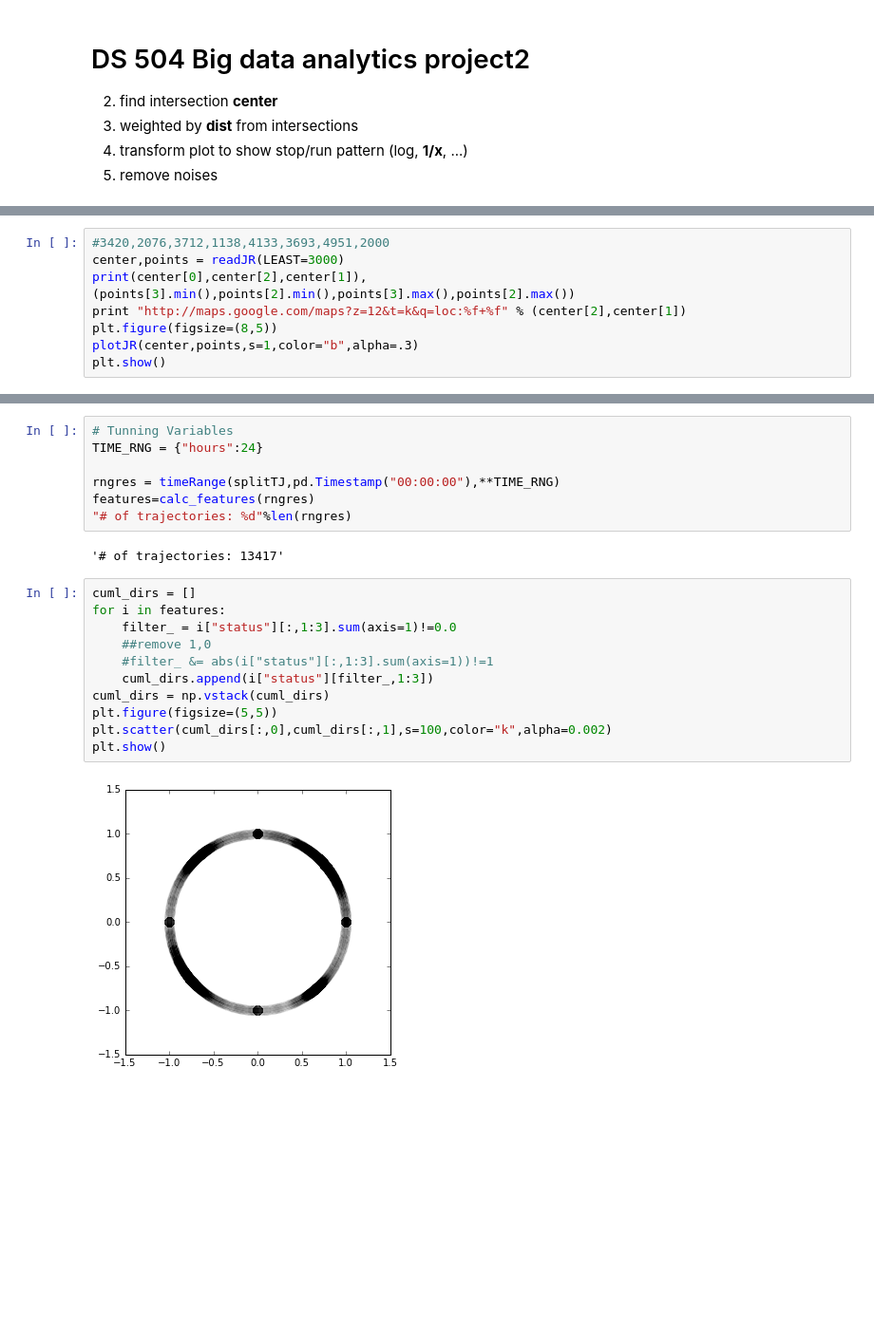
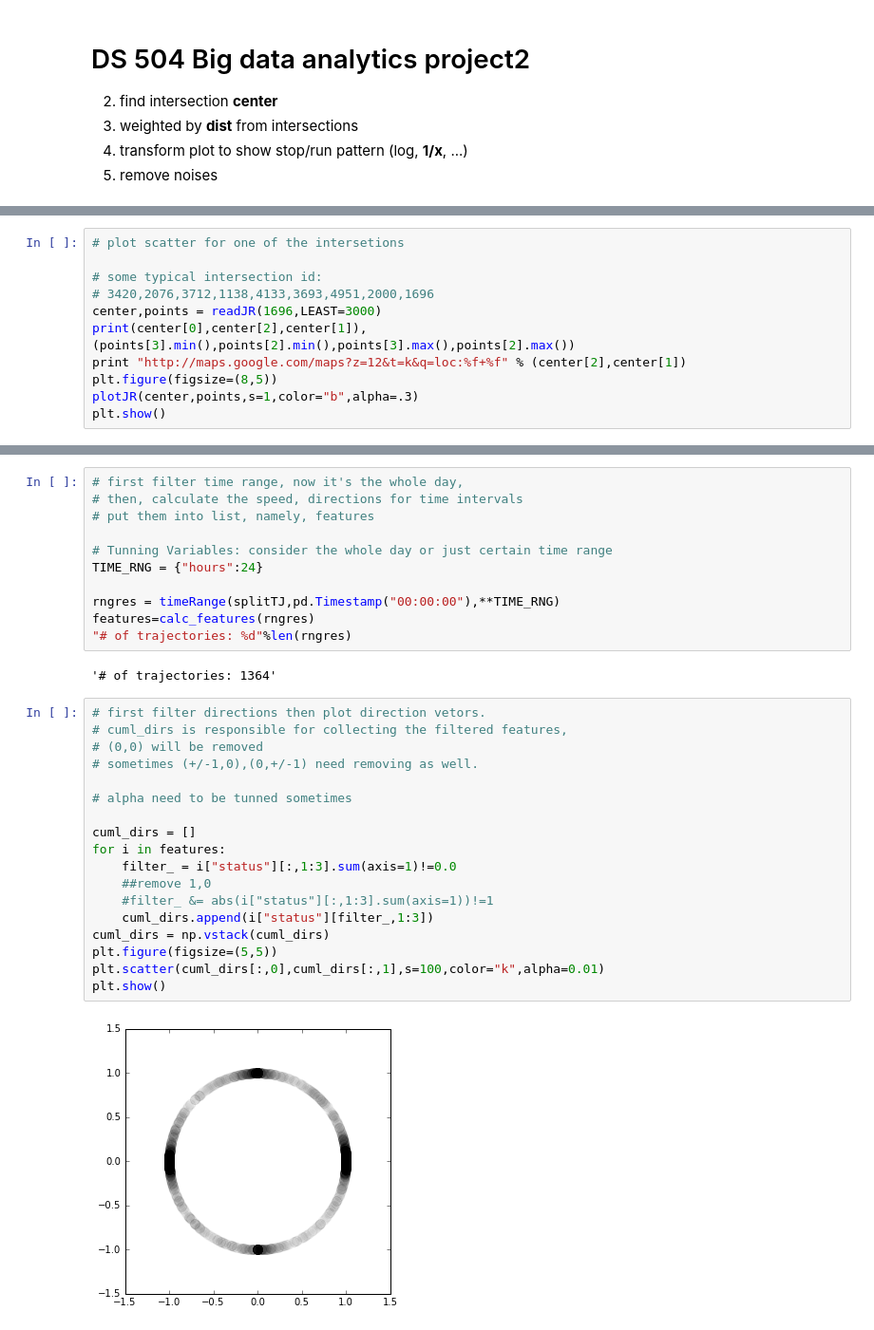
Before and after one commit to 1nfo/TLRI, a Jupyter notebook: Inferring.ipynb, the cells around one changed output, grey strips where cells are left out. Shown: that part at 95% size. Drawn from its saved outputs; the diff is of its cells as text; blank space fills up the shorter version.

```diff
--- a/Inferring.ipynb
+++ b/Inferring.ipynb
@@ -99,8 +131,11 @@ def calc_features(dfs,verbose=0):
             print "\r%d/%d" % (count,len(dfs))
     return features
 # %%
-#3420,2076,3712,1138,4133,3693,4951,2000
-center,points = readJR(LEAST=3000)
+# plot scatter for one of the intersetions
+
+# some typical intersection id:
+# 3420,2076,3712,1138,4133,3693,4951,2000,1696
+center,points = readJR(1696,LEAST=3000)
 print(center[0],center[2],center[1]),(points[3].min(),points[2].min(),points[3].max(),points[2].max())
 print "http://maps.google.com/maps?z=12&t=k&q=loc:%f+%f" % (center[2],center[1])
 plt.figure(figsize=(8,5))
@@ -123,23 +160,34 @@ plt.show()
 # %%
-# Tunning Variables
+# first filter time range, now it's the whole day,
+# then, calculate the speed, directions for time intervals
+# put them into list, namely, features
+
+# Tunning Variables: consider the whole day or just certain time range
 TIME_RNG = {"hours":24}
 
 rngres = timeRange(splitTJ,pd.Timestamp("00:00:00"),**TIME_RNG)
 features=calc_features(rngres)
 "# of trajectories: %d"%len(rngres)
 # %% [output]
-'# of trajectories: 13417'
+'# of trajectories: 1364'
 # %%
+# first filter directions then plot direction vetors.
+# cuml_dirs is responsible for collecting the filtered features,
+# (0,0) will be removed
+# sometimes (+/-1,0),(0,+/-1) need removing as well.
+
+# alpha need to be tunned sometimes
+
 cuml_dirs = []
 for i in features:
     filter_ = i["status"][:,1:3].sum(axis=1)!=0.0
     ##remove 1,0
     #filter_ &= abs(i["status"][:,1:3].sum(axis=1))!=1
     cuml_dirs.append(i["status"][filter_,1:3])
 cuml_dirs = np.vstack(cuml_dirs)
 plt.figure(figsize=(5,5))
-plt.scatter(cuml_dirs[:,0],cuml_dirs[:,1],s=100,color="k",alpha=0.002)
+plt.scatter(cuml_dirs[:,0],cuml_dirs[:,1],s=100,color="k",alpha=0.01)
 plt.show()
 # %% [output]
-[figure, old version]
+[figure, new version]
 # %%
```
Also changed, not shown: parts of 9 cells of this notebook, 3 other files.
